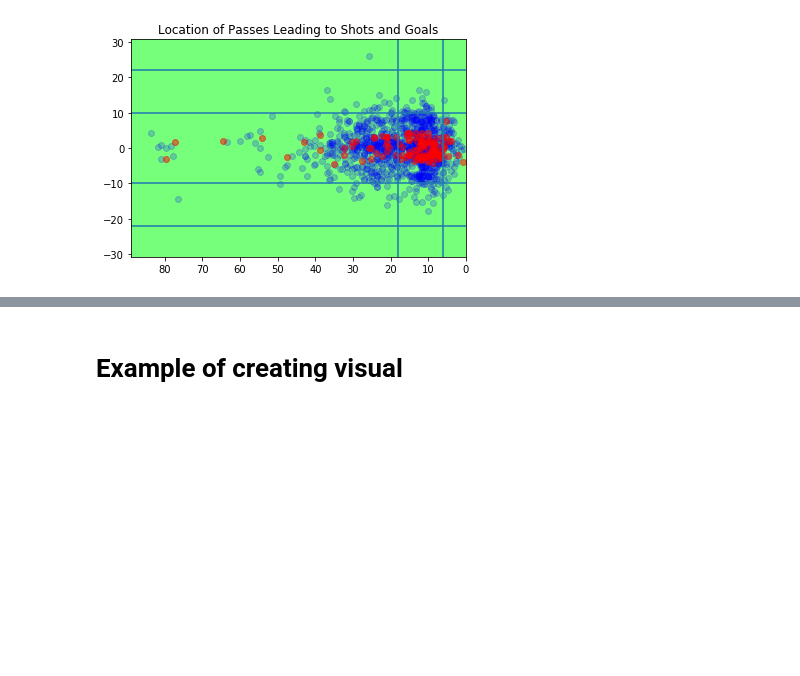
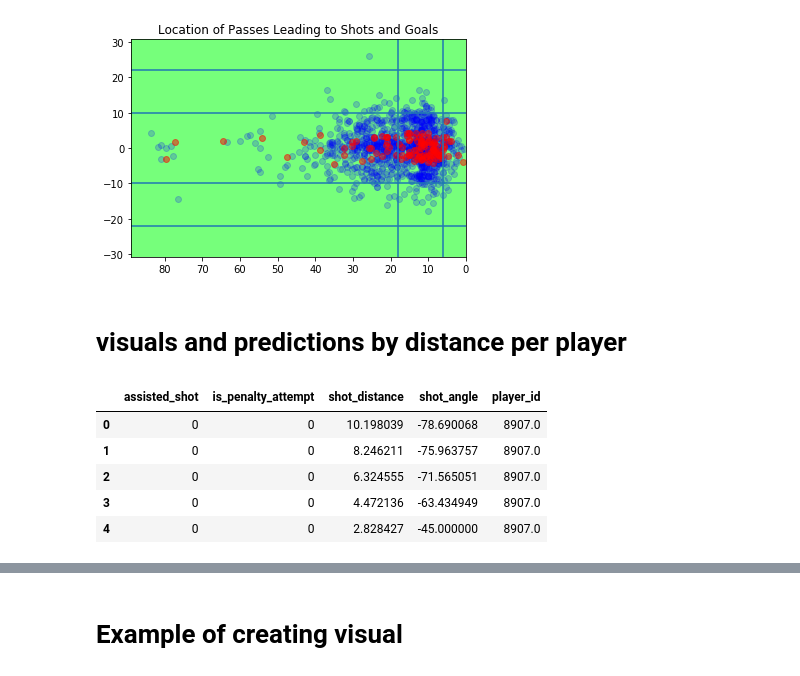
Before and after one commit to d-v-dlee/super_liga_xg, a Jupyter notebook: mongotofinalxg.ipynb, the cells around one changed output, grey strips where cells are left out. Drawn from its saved outputs; the diff is of its cells as text; code cells hidden in the pictures; blank space fills up the shorter version.

```diff
--- a/mongotofinalxg.ipynb
+++ b/mongotofinalxg.ipynb
@@ -276,3 +285,5 @@ ax.axhline(-22, xmax=18)
 ax.set_facecolor('xkcd:lightgreen')
 # %% [output]
 [figure]
+# %% [markdown]
+# visuals and predictions by distance per player
@@ -278,0 +292,11 @@ ax.set_facecolor('xkcd:lightgreen')
+# %%
+six, eighteen, eighteen_plus, left_box, right_box = shot_probability_player(8907.0)
+# %%
+six.head()
+# %% [output]
+|  | assisted_shot | is_penalty_attempt | shot_distance | shot_angle | player_id |
+| 0 | 0 | 0 | 10.198039 | -78.690068 | 8907.0 |
+| 1 | 0 | 0 | 8.246211 | -75.963757 | 8907.0 |
+| 2 | 0 | 0 | 6.324555 | -71.565051 | 8907.0 |
+| 3 | 0 | 0 | 4.472136 | -63.434949 | 8907.0 |
+| 4 | 0 | 0 | 2.828427 | -45.000000 | 8907.0 |
```
Also changed, not shown: parts of 56 cells of this notebook, 1 other file.
